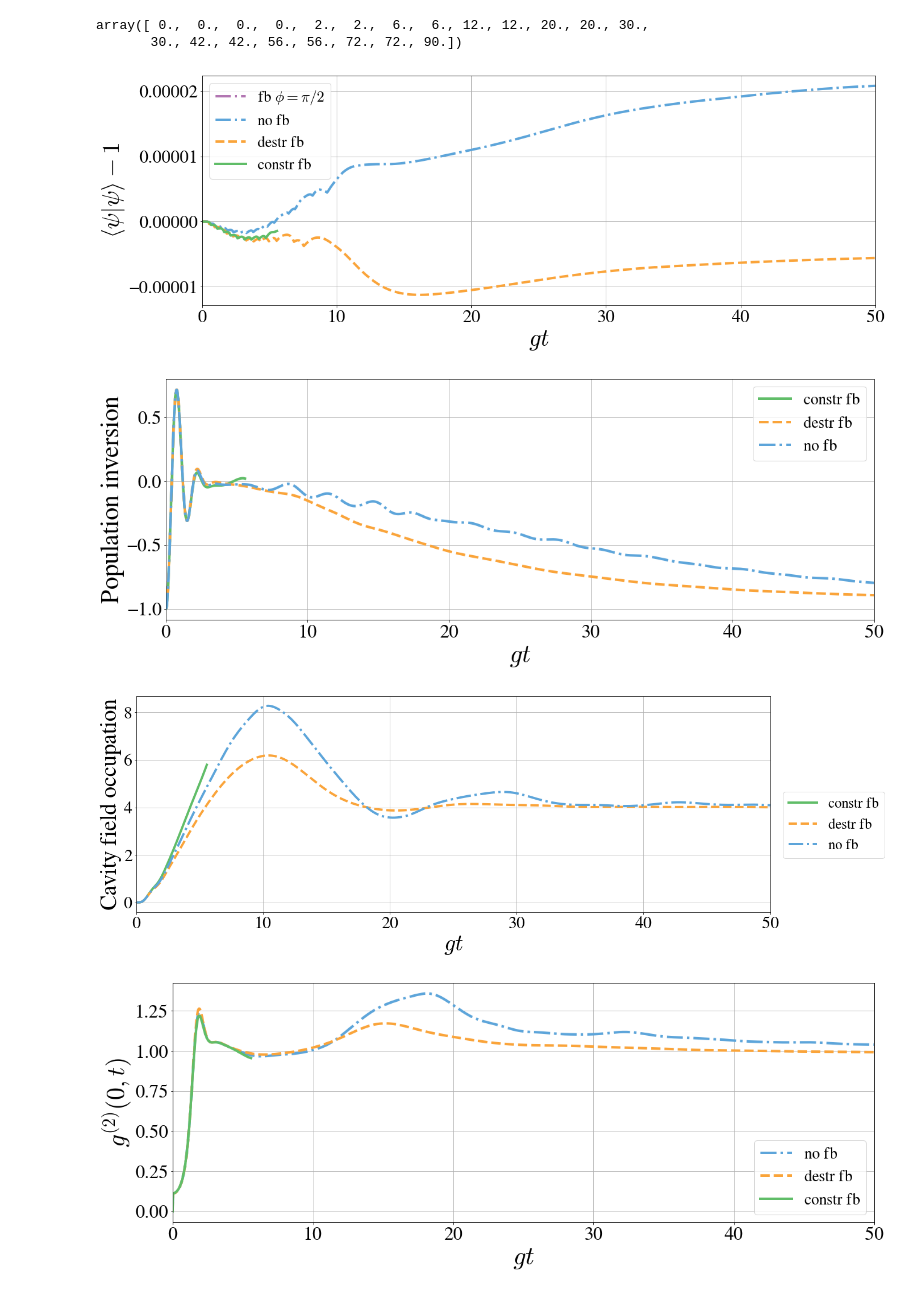
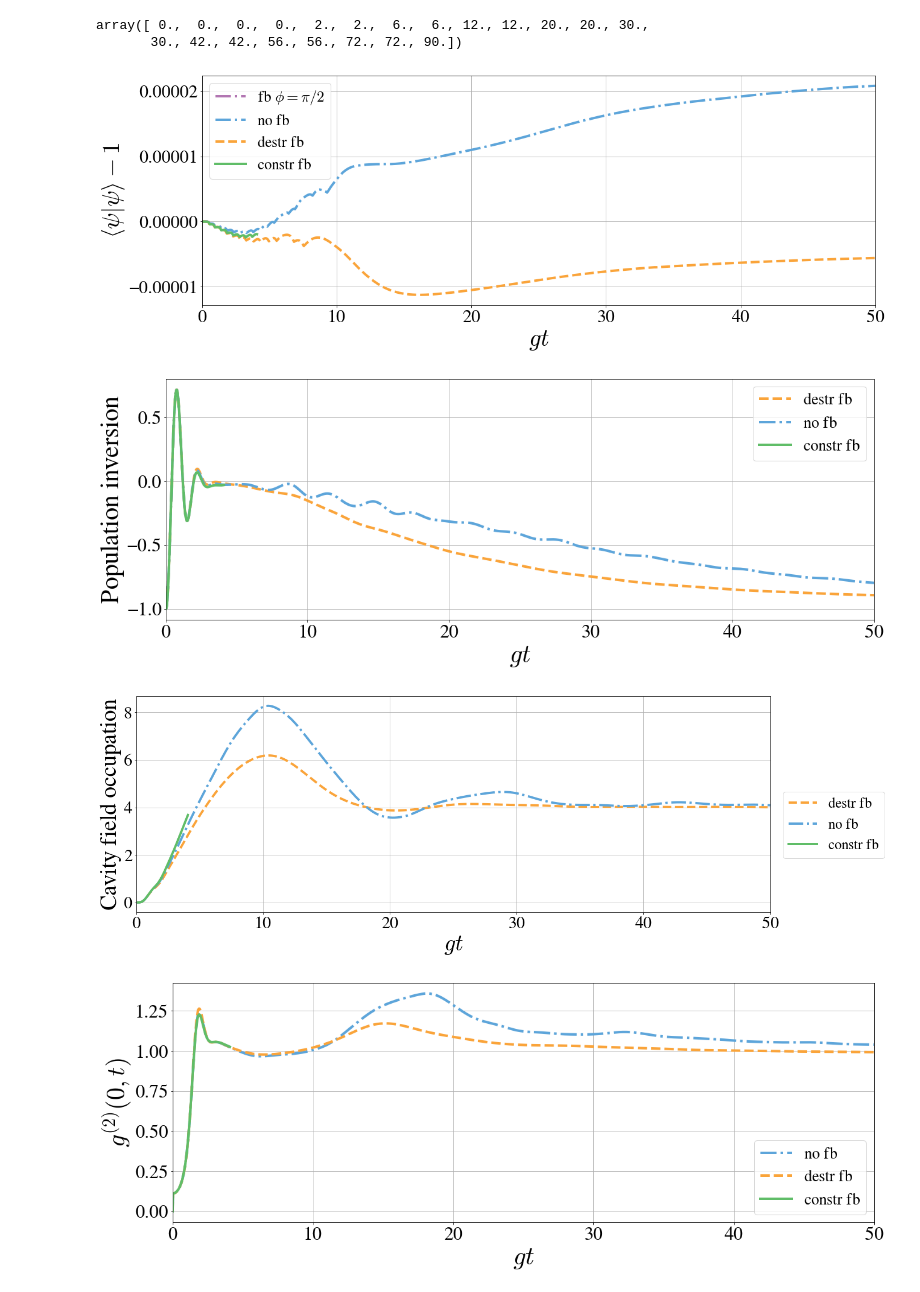
Before and after one commit to nemetniki/Kerr, a Jupyter notebook: Plotting.ipynb, the cells around one changed output. Saved outputs shown, nothing was run; the diff lists cells and outputs as text; code cells hidden in the pictures.

Commit message:
plotting

```diff
--- a/Plotting.ipynb
+++ b/Plotting.ipynb
@@ -1289,7 +1417,7 @@ fb90 = np.genfromtxt((conv(x) for x in \
 #fb90 = np.genfromtxt((conv(x) for x in \
 #                      open("./Data/JC+fb_gL=100p1000_gR=0p1000_g=10p10_phi=0p10pi_nT=500p1000_cohc=60p10_ome=0p10_omc=0p10_L=1.txt")),dtype=complex)
 fbc = np.genfromtxt((conv(x) for x in \
-                      open("./Data/JC+fb_gL=20p1000_gR=80p1000_g=10p10_phi=10p10pi_initind=0_ome=20p10_omc=0p10_L=20.txt")),dtype=complex)
+                      open("./Data/JC+fb_gL=20p1000_gR=80p1000_g=10p10_phi=10p10pi_initind=0_ome=20p10_omc=0p10_L=200-2.txt")),dtype=complex)
 fbd = np.genfromtxt((conv(x) for x in \
                       open("./Data/JC+fb_gL=20p1000_gR=80p1000_g=10p10_phi=0p10pi_initind=0_ome=20p10_omc=0p10_L=20.txt")),dtype=complex)
 specnofb = np.genfromtxt((conv(x) for x in \
@@ -1378,7 +1506,6 @@ plt.xlim(0,xlim)
 #plt.ylim(-0.000000001,0.00000005)
 plt.ylabel("$\left<\psi|\psi\\right>-1$",fontsize=40)
 plt.figure(figsize = (xsize,ysize))
-plt.plot(t_cofb,exc_cofb-gr_cofb,lw=4,label=cofb_lab,ls="-",color=colors["green"])
 #plt.plot(t_cofb,exc_cofb,lw=4,label=cofb_lab,ls="-",color=colors["green"])
 #plt.plot(t_cofb,gr_cofb,lw=4,label=cofb_lab,ls="-",color=colors["orange"])
 #plt.plot(t_fb90,exc_fb90,lw=6,label=fb90_lab,ls=":",color=colors["purple"])
@@ -1390,6 +1517,7 @@ plt.plot(t_defb,exc_defb-gr_defb,lw=4,label=defb_lab,ls="--",color=colors["orang
 #plt.plot(t_defb,gr_defb,lw=4,label=defb_lab,ls="--",color=colors["red"])
 #plt.legend(loc=(1.02,.1),fontsize = 25)
 plt.plot(t_nofb,exc_nofb-gr_nofb,lw=4,label=label_no,ls="-.",color=colors["blue"])
+plt.plot(t_cofb,exc_cofb-gr_cofb,lw=4,label=cofb_lab,ls="-",color=colors["green"])
 #plt.plot(t_fb90,exc_fb90-gr_fb90,lw=6,label=fb90_lab,ls=":",color=colors["purple"])
 plt.xlabel("$gt$",fontsize=40)
 plt.grid(True)
@@ -1400,9 +1528,9 @@ plt.ylabel("Population inversion",fontsize=40)
 #plt.ylim(-0.1,1.1)
 plt.xlim(0,xlim)
 plt.figure(figsize = (xsize,ysize))
-plt.plot(t_cofb,cav_cofb,lw=4,label=cofb_lab,ls="-",color=colors["green"])
 plt.plot(t_defb,cav_defb,lw=4,label=defb_lab,ls="--",color=colors["orange"])
 plt.plot(t_nofb,cav_nofb,lw=4,label=label_no,ls="-.",color=colors["blue"])
+plt.plot(t_cofb,cav_cofb,lw=4,label=cofb_lab,ls="-",color=colors["green"])
 #plt.plot(t_fb90,cav_fb90,lw=6,label=fb90_lab,ls=":",color=colors["purple"])
 plt.xlabel("$gt$",fontsize=40)
 plt.grid(True)
@@ -1454,35 +1582,35 @@ plt.grid(True)
 plt.ylabel(r"$\frac{\int\left<\Delta B_k^\dagger\Delta B_k\right>}{dt} (t)$",fontsize=40)
 plt.xlim(0,xlim)
 #plt.ylim(0,0.001)
 plt.figure(figsize = (xsize,ysize))
 plt.plot(om_no,spect_no,lw=4,label="without feedback",ls="-.",color=colors["blue"])
 plt.plot(om_d,spect_d,lw=4,label="destructive feedback",ls="--",color=colors["orange"])
 #plt.plot(om_c,spect_c,lw=4,label="constructive feedback",color=colors["green"])
 plt.xlabel(r"$\nu/g$",fontsize=40)
 plt.legend(loc="best")
 plt.xlim(-2,2)
 plt.grid(True)
 plt.ylabel("Spectrum",fontsize=40)
 plt.figure(figsize = (xsize,ysize))
 plt.plot(tau_no,g2t_no/g2t_no[-50],lw=4,label="without feedback",color=colors["green"])
 plt.plot(tau_d,g2t_d/g2t_d[-50],lw=4,label="destructive feedback",ls="--",color=colors["orange"])
 plt.plot(tau_c,g2t_c/g2t_c[-50],lw=4,label="constructive feedback",ls="-.",color=colors["blue"])
 plt.xlabel(r"$g\tau$",fontsize=40)
 plt.grid(True)
 plt.legend(loc="best")
 plt.ylabel(r"$g^{(2)}(\tau,t_{end})$",fontsize=40)
 plt.xlim(0,xlim)
 plt.ylim(-0.1,1.6)
 #plt.yscale("log")
 plt.show()
 #fb1 = np.genfromtxt((conv(x) for x in \
 #                      open("FT_D=2000p1000_tau=78554p1#00_oma=10000p1000_kap=200p1000_endk=9e_Nk=55e_endt=6e_Nt=2e18_nonorm.txt")),dtype=complex)
 #fb2 = np.genfromtxt((conv(x) for x in \
 #                      open("FT_D=2000p1000_tau=235664p100_oma=10000p1000_kap=200p1000_endk=9e_Nk=55e_endt=6e_Nt=2e18_nonorm.txt")),dtype=complex) ths
 # %% [output]
 [figure]
-[figure, old version]
+[figure, new version]
-[figure, old version]
+[figure, new version]
 [figure]
 [figure]
 [figure]
```
Also changed, not shown: parts of 4 cells of this notebook.
